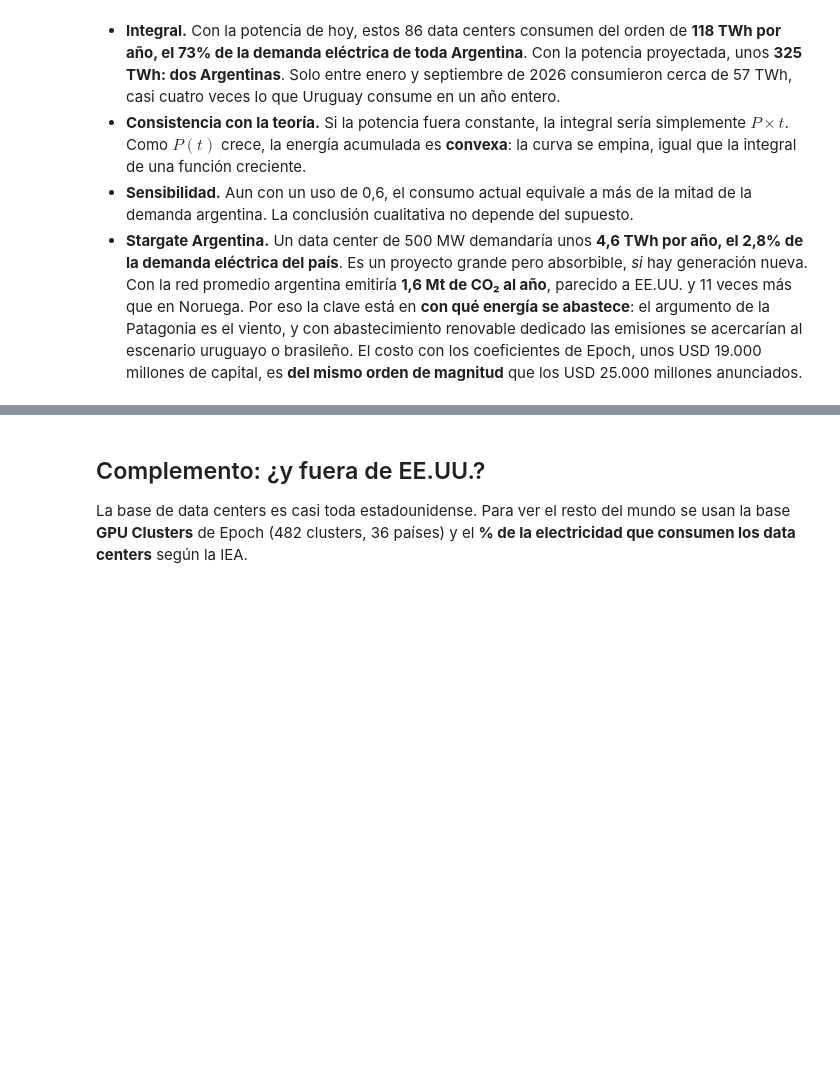
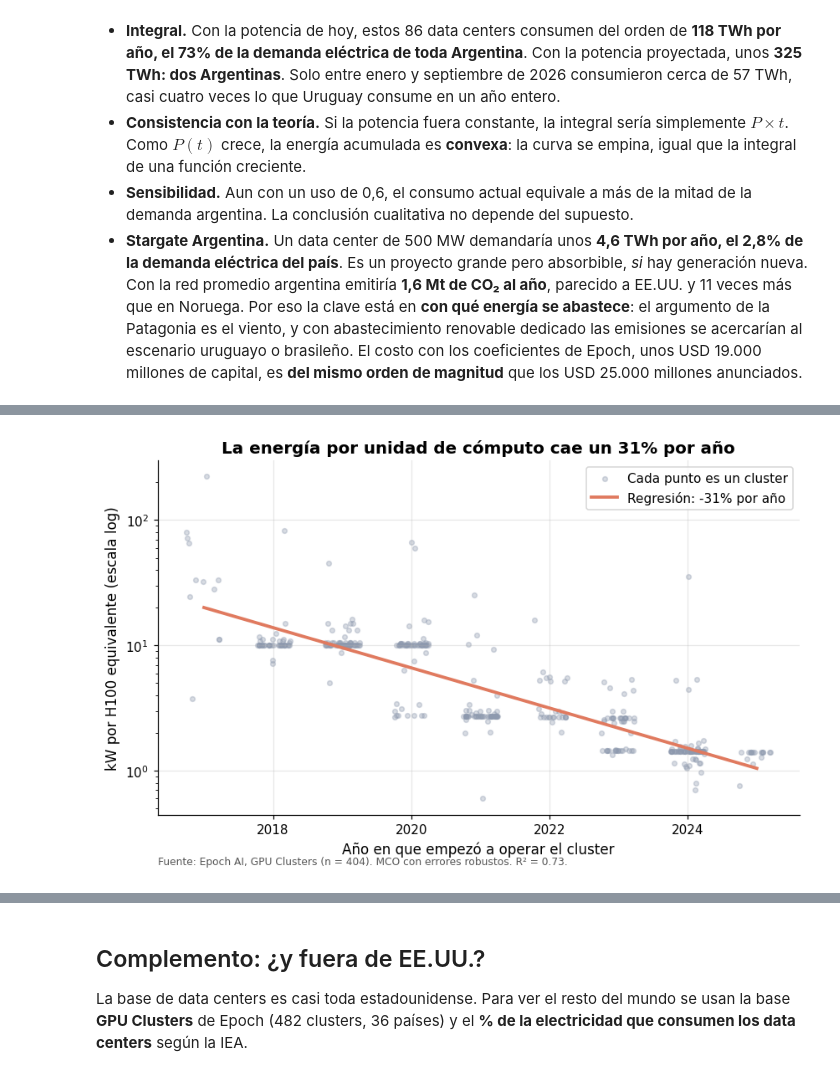
Before and after one commit to Datso653/datacenters-ia, a Jupyter notebook: notebooks/analisis_datacenters.ipynb, the cells around one changed output, grey strips where cells are left out. Cells and saved outputs as stored; diff of their text form; code cells hidden in the pictures; blank space fills up the shorter version.

```diff
--- a/notebooks/analisis_datacenters.ipynb
+++ b/notebooks/analisis_datacenters.ipynb
@@ -747,0 +761,9 @@ plt.show()
+# %%
+from src import modelos
+
+eficiencia = modelos.preparar_eficiencia(clusters_norm)
+modelo_ef, resumen_ef = modelos.tendencia_eficiencia(eficiencia)
+print(modelo_ef.summary().tables[1])
+lo, hi = resumen_ef["ic95_pct_anual"]
+print(f"\nCambio anual en kW por H100e: {resumen_ef['cambio_pct_anual']:.1f}% "
+      f"(IC 95%: {lo:.1f}% a {hi:.1f}%) · R² = {resumen_ef['r2']:.2f} · n = {resumen_ef['n']} clusters")
@@ -747,0 +779,17 @@ plt.show()
+# %%
+fig, ax = plt.subplots()
+ruido = np.random.default_rng(0).uniform(-0.25, 0.25, len(eficiencia))   # separa puntos del mismo año
+ax.scatter(eficiencia["anio"] + ruido, eficiencia["kw_por_h100e"], s=14, alpha=0.35, color=graficos.COLOR_NEUTRO,
+           label="Cada punto es un cluster")
+x = np.linspace(0, 8, 50)
+ax.plot(modelos.ANIO_BASE + x, np.exp(modelo_ef.params["const"] + modelo_ef.params["anios_desde_base"] * x),
+        color=graficos.COLOR_SECUNDARIO, lw=2.5, label=f"Regresión: {resumen_ef['cambio_pct_anual']:.0f}% por año")
+ax.set_yscale("log")
+ax.set(title=f"La energía por unidad de cómputo cae un {abs(resumen_ef['cambio_pct_anual']):.0f}% por año",
+       xlabel="Año en que empezó a operar el cluster", ylabel="kW por H100 equivalente (escala log)")
+ax.legend()
+graficos.nota_fuente(ax, f"Fuente: Epoch AI, GPU Clusters (n = {resumen_ef['n']}). MCO con errores robustos. R² = {resumen_ef['r2']:.2f}.")
+graficos.guardar(fig, "07_regresion_eficiencia")
+plt.show()
+# %% [output]
+[figure, added]
```
Also changed, not shown: parts of 14 cells of this notebook, 17 other files.
